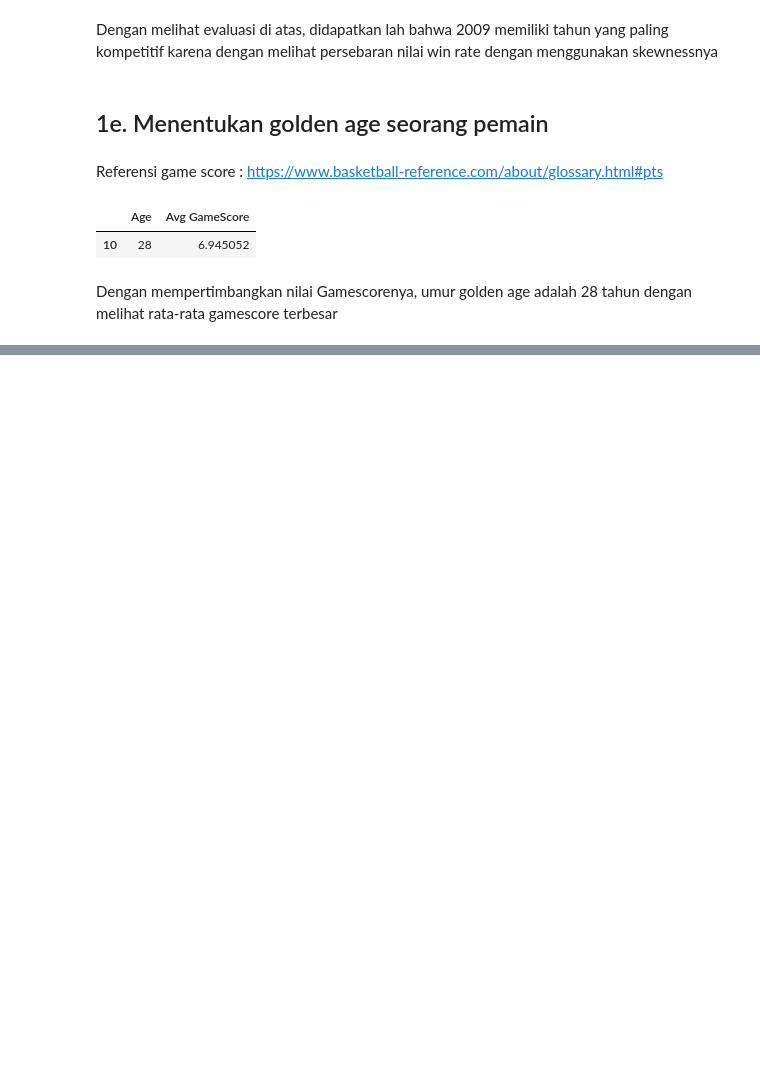
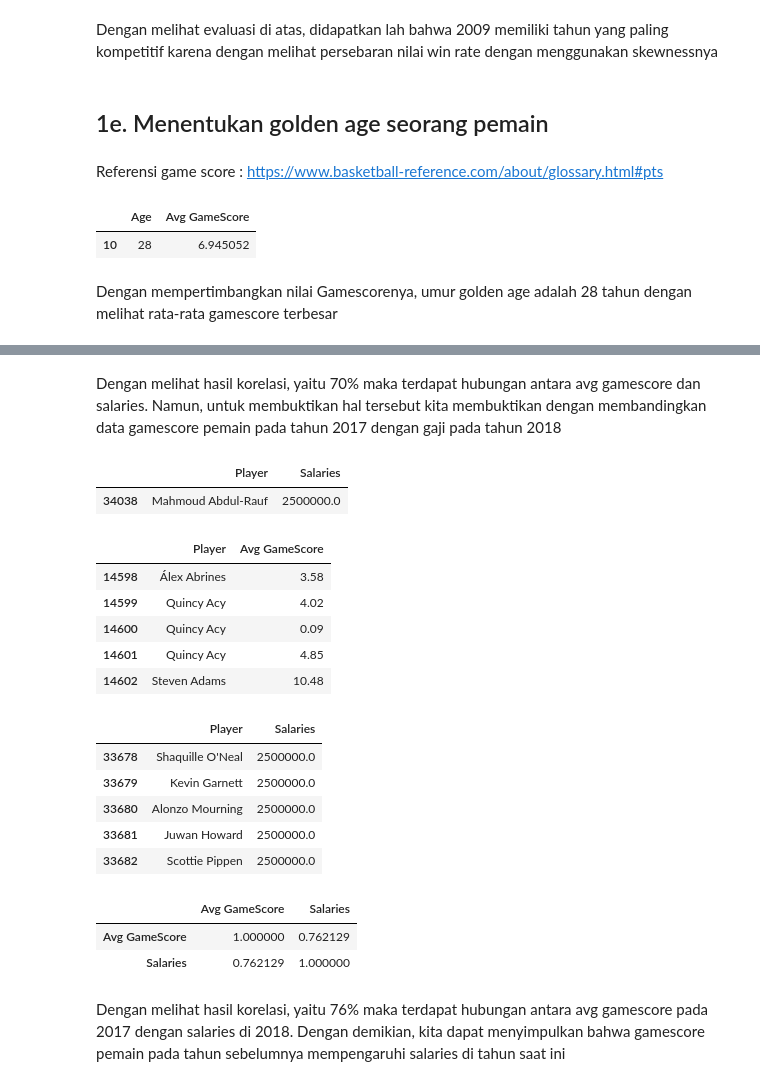
Before and after one commit to akmalgomal3/nba-kasddead, a Jupyter notebook: dataset-insight.ipynb, the cells around one changed output, grey strips where cells are left out. Saved outputs shown, nothing was run; the diff lists cells and outputs as text; code cells hidden in the pictures; blank space fills up the shorter version.

```diff
--- a/dataset-insight.ipynb
+++ b/dataset-insight.ipynb
@@ -900,0 +904,42 @@ display(the_best_player_from_team_each_year)
+# %% [markdown]
+Dengan melihat hasil korelasi, yaitu 70% maka terdapat hubungan antara avg gamescore dan salaries. Namun, untuk membuktikan hal tersebut kita membuktikan dengan membandingkan data gamescore pemain pada tahun 2017 dengan gaji pada tahun 2018
+# %%
+temp_player_2017 = players_df.loc[players_df['Year'] == 2017]
+temp_salaries_2018 = salaries_df.loc[salaries_df['Year'] == 2018]
+
+temp_player_2017 = temp_player_2017.loc[:, ['Player', 'Avg GameScore']]
+temp_salaries_2018 = temp_salaries_2018.loc[:, ['Name', 'Salaries']]
+
+temp_salaries_2018.rename(columns={'Name' : 'Player'}, inplace=True)
+
+temp = temp_salaries_2018.loc[temp_salaries_2018['Player'] == 'Mahmoud Abdul-Rauf']
+
+display(temp.head())
+display(temp_player_2017.head())
+
+display(temp_salaries_2018.head())
+
+data_2018 = pd.merge(temp_player_2017, temp_salaries_2018, on=["Player"])
+data_2018 = data_2018.loc[:, ['Avg GameScore', 'Salaries']]
+data_2018 = data_2018.sort_values(by='Salaries')
+display(data_2018.corr())
+# %% [output]
+|  | Player | Salaries |
+| 34038 | Mahmoud Abdul-Rauf | 2500000.0 |
+|  | Player | Avg GameScore |
+| 14598 | Álex Abrines | 3.58 |
+| 14599 | Quincy Acy | 4.02 |
+| 14600 | Quincy Acy | 0.09 |
+| 14601 | Quincy Acy | 4.85 |
+| 14602 | Steven Adams | 10.48 |
+|  | Player | Salaries |
+| 33678 | Shaquille O'Neal | 2500000.0 |
+| 33679 | Kevin Garnett | 2500000.0 |
+| 33680 | Alonzo Mourning | 2500000.0 |
+| 33681 | Juwan Howard | 2500000.0 |
+| 33682 | Scottie Pippen | 2500000.0 |
+|  | Avg GameScore | Salaries |
+| Avg GameScore | 1.000000 | 0.762129 |
+| Salaries | 0.762129 | 1.000000 |
+# %% [markdown]
+Dengan melihat hasil korelasi, yaitu 76% maka terdapat hubungan antara avg gamescore pada 2017 dengan salaries di 2018. Dengan demikian, kita dapat menyimpulkan bahwa gamescore pemain pada tahun sebelumnya mempengaruhi salaries di tahun saat ini
```
Also changed, not shown: parts of 12 cells of this notebook, 2 other files.
